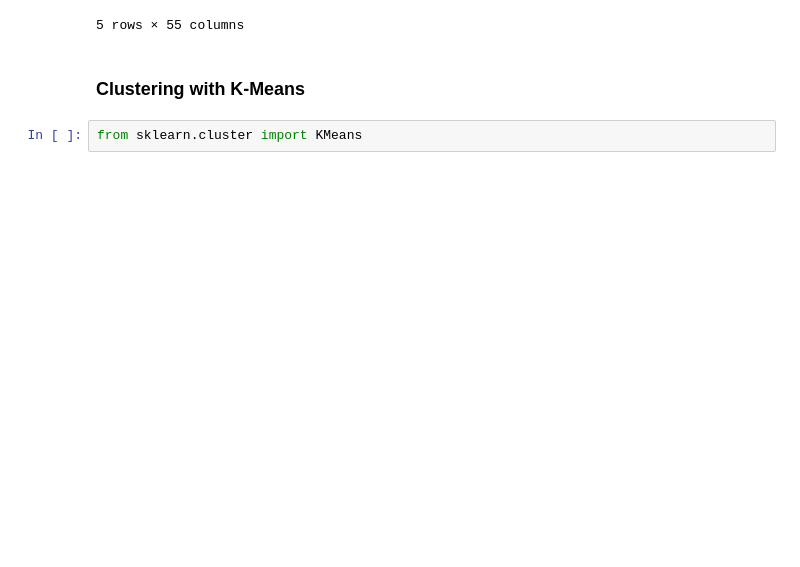
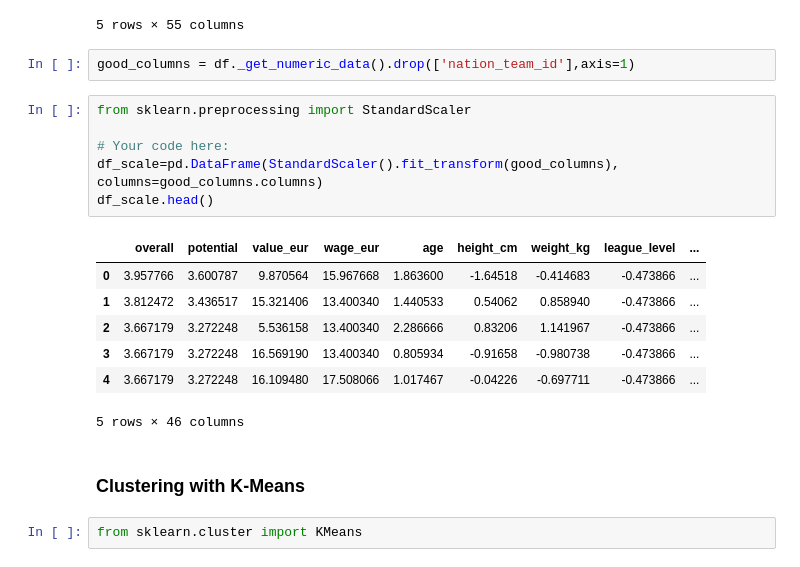
Before and after one commit to ironhack-bcn-data-pt/PR06-Machine-Learning-Group-Project, a Jupyter notebook: Clustering.ipynb, the cells around one changed output. Drawn from its saved outputs; the diff is of its cells as text; blank space fills up the shorter version.

```diff
--- a/Clustering.ipynb
+++ b/Clustering.ipynb
@@ -30,6 +30,22 @@ df.head()
 | 190871 | Neymar Jr | 91 | 91 | 129000000.0 | 270000.0 | 29 | 1992-02-05 | 175 | 68 | ... |
 | 192985 | K. De Bruyne | 91 | 91 | 125500000.0 | 350000.0 | 30 | 1991-06-28 | 181 | 70 | ... |
 5 rows × 55 columns
+# %%
+good_columns = df._get_numeric_data().drop(['nation_team_id'],axis=1)
+# %%
+from sklearn.preprocessing import StandardScaler
+
+# Your code here:
+df_scale=pd.DataFrame(StandardScaler().fit_transform(good_columns), columns=good_columns.columns)
+df_scale.head()
+# %% [output]
+|  | overall | potential | value_eur | wage_eur | age | height_cm | weight_kg | league_level | ... |
+| 0 | 3.957766 | 3.600787 | 9.870564 | 15.967668 | 1.863600 | -1.64518 | -0.414683 | -0.473866 | ... |
+| 1 | 3.812472 | 3.436517 | 15.321406 | 13.400340 | 1.440533 | 0.54062 | 0.858940 | -0.473866 | ... |
+| 2 | 3.667179 | 3.272248 | 5.536158 | 13.400340 | 2.286666 | 0.83206 | 1.141967 | -0.473866 | ... |
+| 3 | 3.667179 | 3.272248 | 16.569190 | 13.400340 | 0.805934 | -0.91658 | -0.980738 | -0.473866 | ... |
+| 4 | 3.667179 | 3.272248 | 16.109480 | 17.508066 | 1.017467 | -0.04226 | -0.697711 | -0.473866 | ... |
+5 rows × 46 columns
 # %% [markdown]
 ### Clustering with K-Means
 # %%
```
Also changed, not shown: parts of 44 cells of this notebook.
